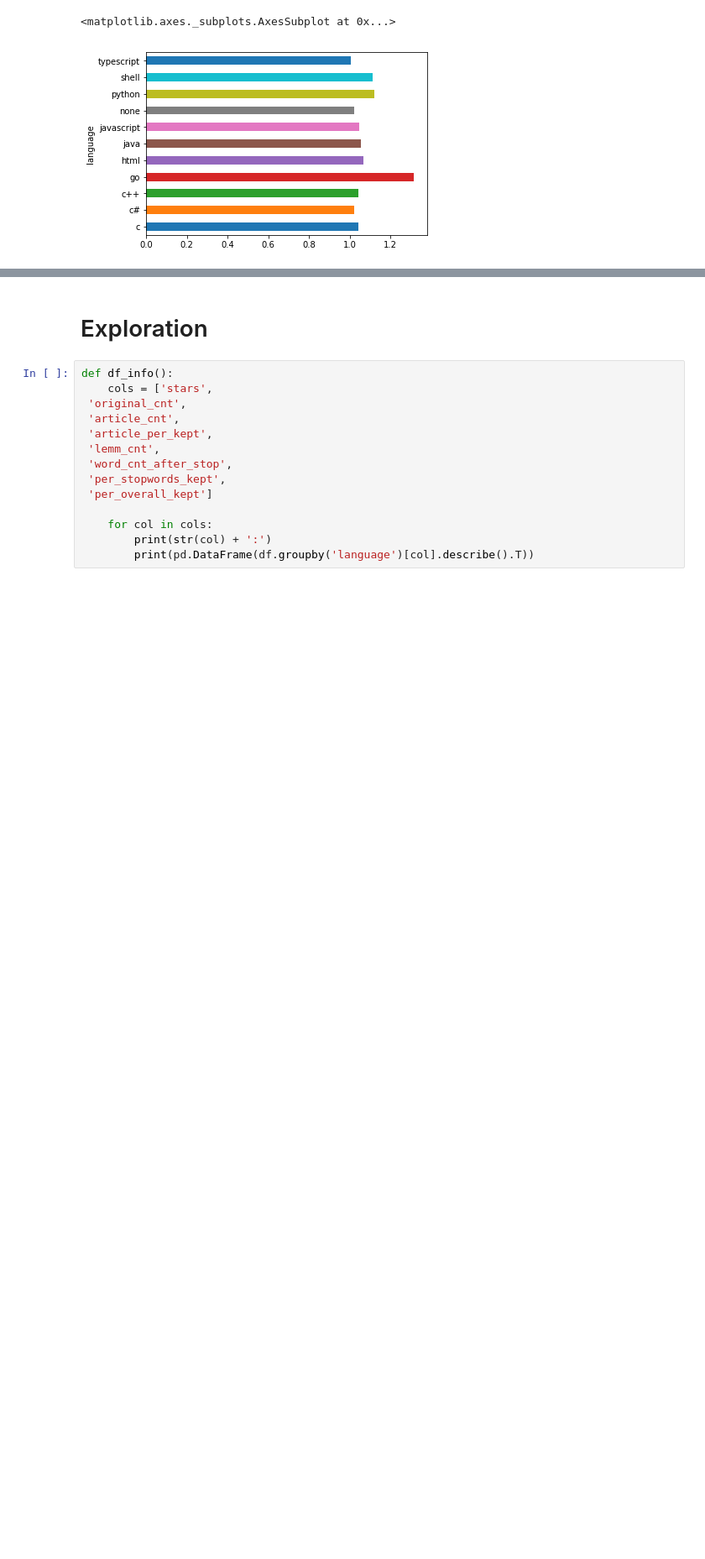
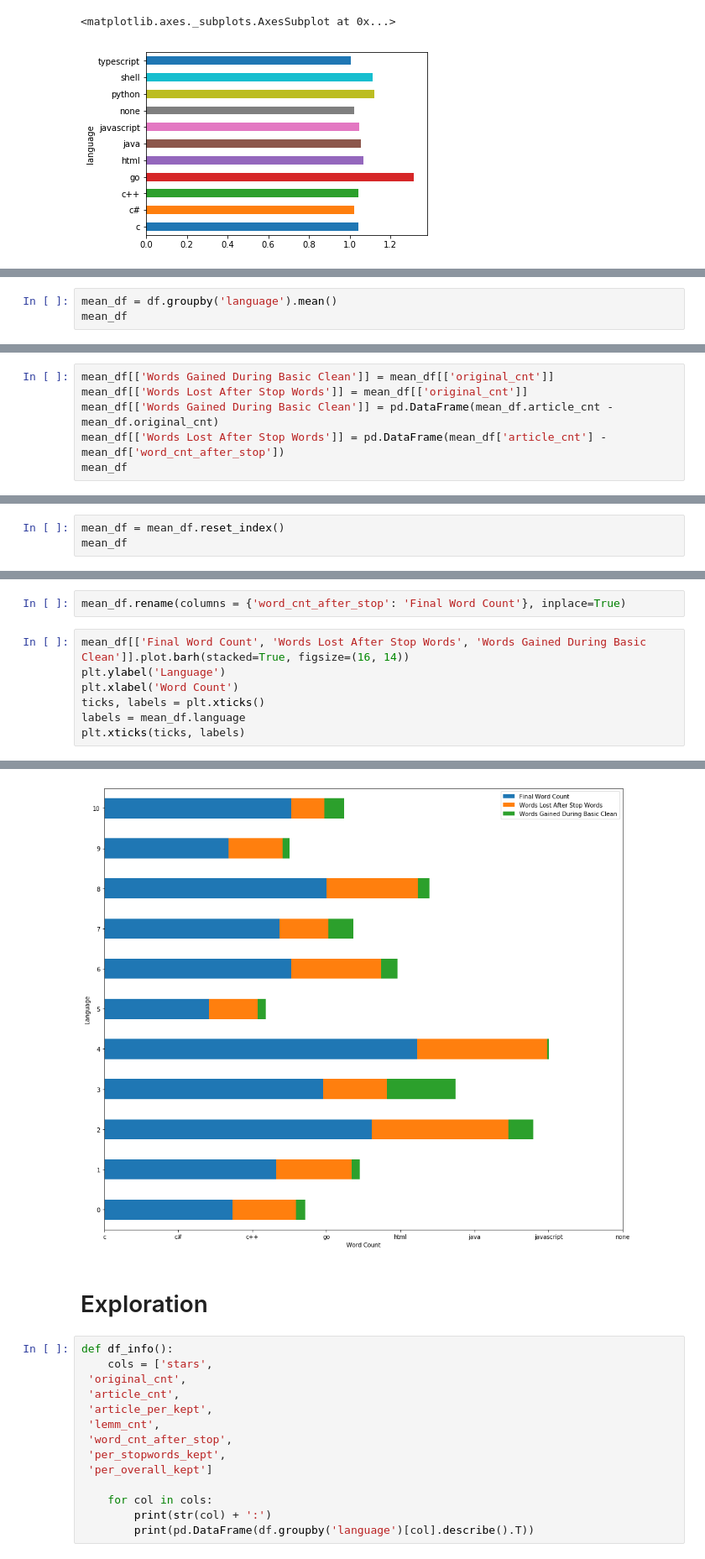
Before and after one commit to codeup-cyber-linguists/languages-classifier, a Jupyter notebook: group_github_language_classifier.ipynb, the cells around one changed output, grey strips where cells are left out. Shown at 84% size. Saved outputs shown, nothing was run; the diff lists cells and outputs as text; blank space fills up the shorter version.

Commit message:
Update visuals

```diff
--- a/group_github_language_classifier.ipynb
+++ b/group_github_language_classifier.ipynb
@@ -843,0 +862,3 @@ df.groupby('language')['article_per_kept'].mean().plot.barh()
+# %%
+mean_df = df.groupby('language').mean()
+mean_df
@@ -843,0 +879,6 @@ df.groupby('language')['article_per_kept'].mean().plot.barh()
+# %%
+mean_df[['Words Gained During Basic Clean']] = mean_df[['original_cnt']]
+mean_df[['Words Lost After Stop Words']] = mean_df[['original_cnt']]
+mean_df[['Words Gained During Basic Clean']] = pd.DataFrame(mean_df.article_cnt - mean_df.original_cnt)
+mean_df[['Words Lost After Stop Words']] = pd.DataFrame(mean_df['article_cnt'] - mean_df['word_cnt_after_stop'])
+mean_df
@@ -843,0 +899,3 @@ df.groupby('language')['article_per_kept'].mean().plot.barh()
+# %%
+mean_df = mean_df.reset_index()
+mean_df
@@ -843,0 +915,10 @@ df.groupby('language')['article_per_kept'].mean().plot.barh()
+# %%
+mean_df.rename(columns = {'word_cnt_after_stop': 'Final Word Count'}, inplace=True)
+# %%
+mean_df[['Final Word Count', 'Words Lost After Stop Words', 'Words Gained During Basic Clean']].plot.barh(stacked=True, figsize=(16, 14))
+plt.ylabel('Language')
+plt.xlabel('Word Count')
+ticks, labels = plt.xticks()
+labels = mean_df.language
+plt.xticks(ticks, labels)
+# %% [output]
@@ -844,3 +934,4 @@ df.groupby('language')['article_per_kept'].mean().plot.barh()
+[figure, added]
 # %% [markdown]
 # Exploration
 # %%
```
Also changed, not shown: parts of 5 cells of this notebook.
